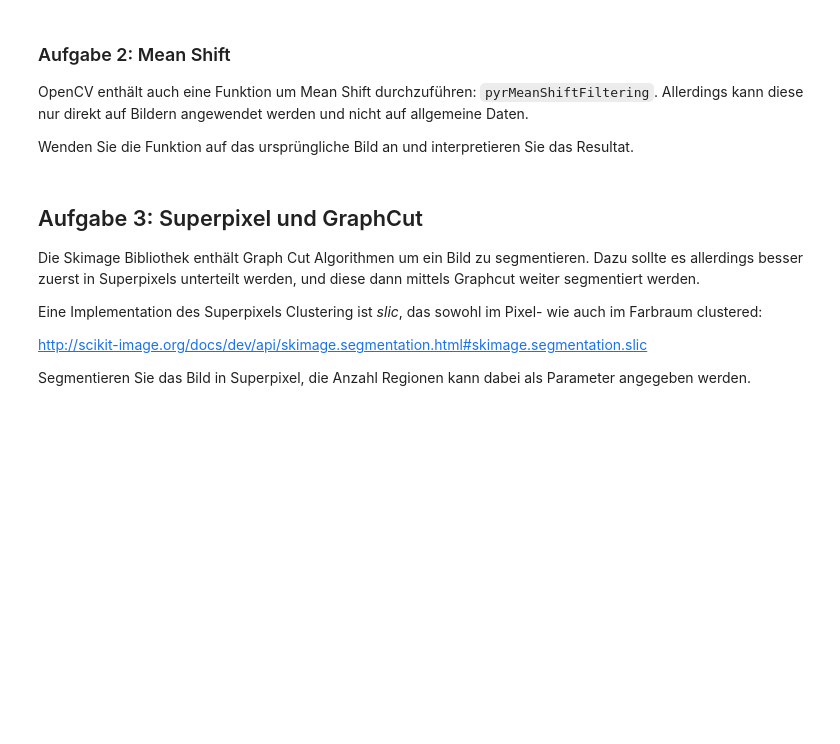
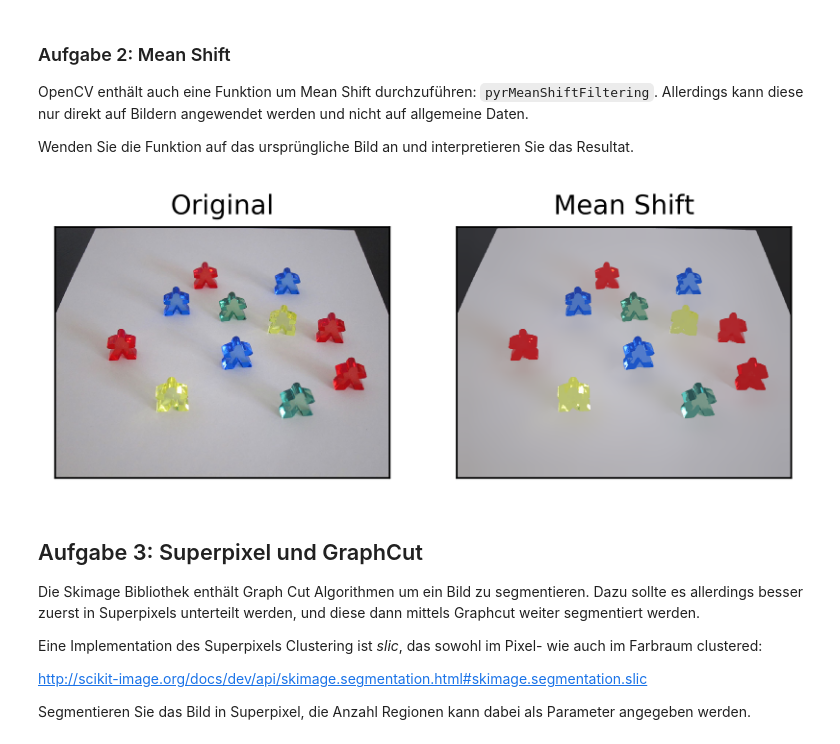
Before and after one commit to tschibu/hslu-ipcv-exercises, a Jupyter notebook: exercise08/opencv_uebung8.ipynb, the cells around one changed output. Drawn from its saved outputs; the diff is of its cells as text; code cells hidden in the pictures; blank space fills up the shorter version.

```diff
--- a/exercise08/opencv_uebung8.ipynb
+++ b/exercise08/opencv_uebung8.ipynb
@@ -47,6 +79,23 @@ Probieren Sie verschiedene Werte von K. Wie erreichen Sie die besten Resultate.
 OpenCV enthält auch eine Funktion um Mean Shift durchzuführen: `pyrMeanShiftFiltering`. Allerdings kann diese nur direkt auf Bildern angewendet werden und nicht auf allgemeine Daten.
 
 Wenden Sie die Funktion auf das ursprüngliche Bild an und interpretieren Sie das Resultat.
+# %%
+image  = cv2.imread('../data/figures.jpg')
+image = cv2.cvtColor(image, cv2.COLOR_BGR2RGB)
+
+res3 = cv2.pyrMeanShiftFiltering(image, 30.0, 30.0, res2)
+
+plt.subplot(1, 2, 1)
+plt.title('Original'), plt.xticks([]), plt.yticks([])
+plt.imshow(image)
+
+plt.subplot(1, 2, 2)
+plt.title('Mean Shift'), plt.xticks([]), plt.yticks([])
+plt.imshow(res3)
+
+plt.show()
+# %% [output]
+[figure, added]
 # %% [markdown]
 ## Aufgabe 3: Superpixel und GraphCut
 
```
Also changed, not shown: parts of 9 cells of this notebook.
